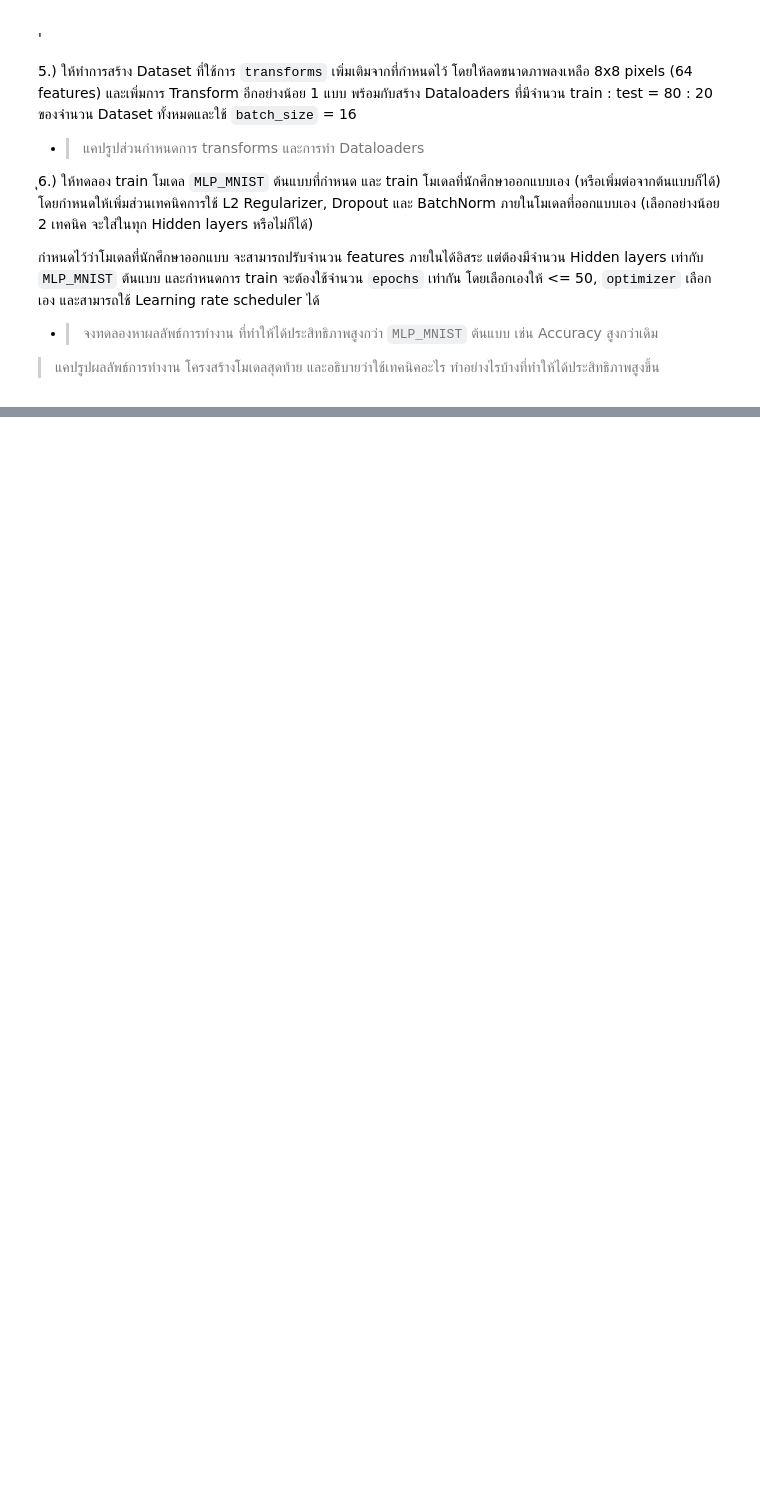
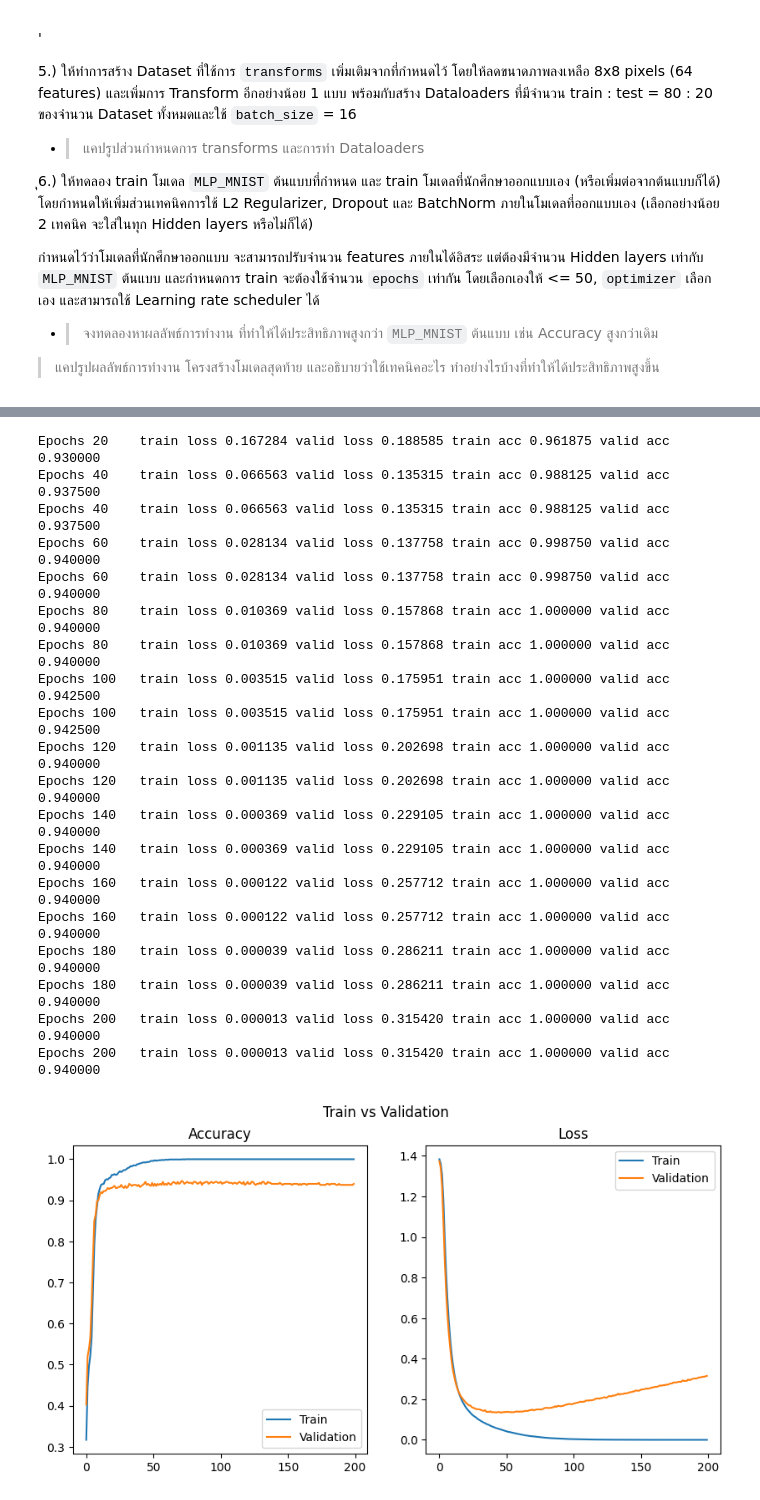
Before and after one commit to Tanaphat-Ken/IntroToML, a Jupyter notebook: HW/HW10/W10-HW_Regularization.ipynb, the cells around one changed output, grey strips where cells are left out. Drawn from its saved outputs; the diff is of its cells as text; code cells hidden in the pictures; blank space fills up the shorter version.

```diff
--- a/HW/HW10/W10-HW_Regularization.ipynb
+++ b/HW/HW10/W10-HW_Regularization.ipynb
@@ -323,0 +329,29 @@ for epoch in range(epochs):
+# %%
+# Baseline training on standardized data
+np.random.seed(42)
+torch.manual_seed(42)
+
+baseline_model = MLP_CSV()
+base_hist = training_loop(mb_train_loader, mb_test_loader, baseline_model, n_epochs=200)
+plot_result(base_hist)
+# %% [output]
+Epochs 20    train loss 0.167284 valid loss 0.188585 train acc 0.961875 valid acc 0.930000
+Epochs 40    train loss 0.066563 valid loss 0.135315 train acc 0.988125 valid acc 0.937500
+Epochs 40    train loss 0.066563 valid loss 0.135315 train acc 0.988125 valid acc 0.937500
+Epochs 60    train loss 0.028134 valid loss 0.137758 train acc 0.998750 valid acc 0.940000
+Epochs 60    train loss 0.028134 valid loss 0.137758 train acc 0.998750 valid acc 0.940000
+Epochs 80    train loss 0.010369 valid loss 0.157868 train acc 1.000000 valid acc 0.940000
+Epochs 80    train loss 0.010369 valid loss 0.157868 train acc 1.000000 valid acc 0.940000
+Epochs 100   train loss 0.003515 valid loss 0.175951 train acc 1.000000 valid acc 0.942500
+Epochs 100   train loss 0.003515 valid loss 0.175951 train acc 1.000000 valid acc 0.942500
+Epochs 120   train loss 0.001135 valid loss 0.202698 train acc 1.000000 valid acc 0.940000
+Epochs 120   train loss 0.001135 valid loss 0.202698 train acc 1.000000 valid acc 0.940000
+Epochs 140   train loss 0.000369 valid loss 0.229105 train acc 1.000000 valid acc 0.940000
+Epochs 140   train loss 0.000369 valid loss 0.229105 train acc 1.000000 valid acc 0.940000
+Epochs 160   train loss 0.000122 valid loss 0.257712 train acc 1.000000 valid acc 0.940000
+Epochs 160   train loss 0.000122 valid loss 0.257712 train acc 1.000000 valid acc 0.940000
+Epochs 180   train loss 0.000039 valid loss 0.286211 train acc 1.000000 valid acc 0.940000
+Epochs 180   train loss 0.000039 valid loss 0.286211 train acc 1.000000 valid acc 0.940000
+Epochs 200   train loss 0.000013 valid loss 0.315420 train acc 1.000000 valid acc 0.940000
+Epochs 200   train loss 0.000013 valid loss 0.315420 train acc 1.000000 valid acc 0.940000
+[figure, added]
```
Also changed, not shown: parts of 12 cells of this notebook, 8 other files.
